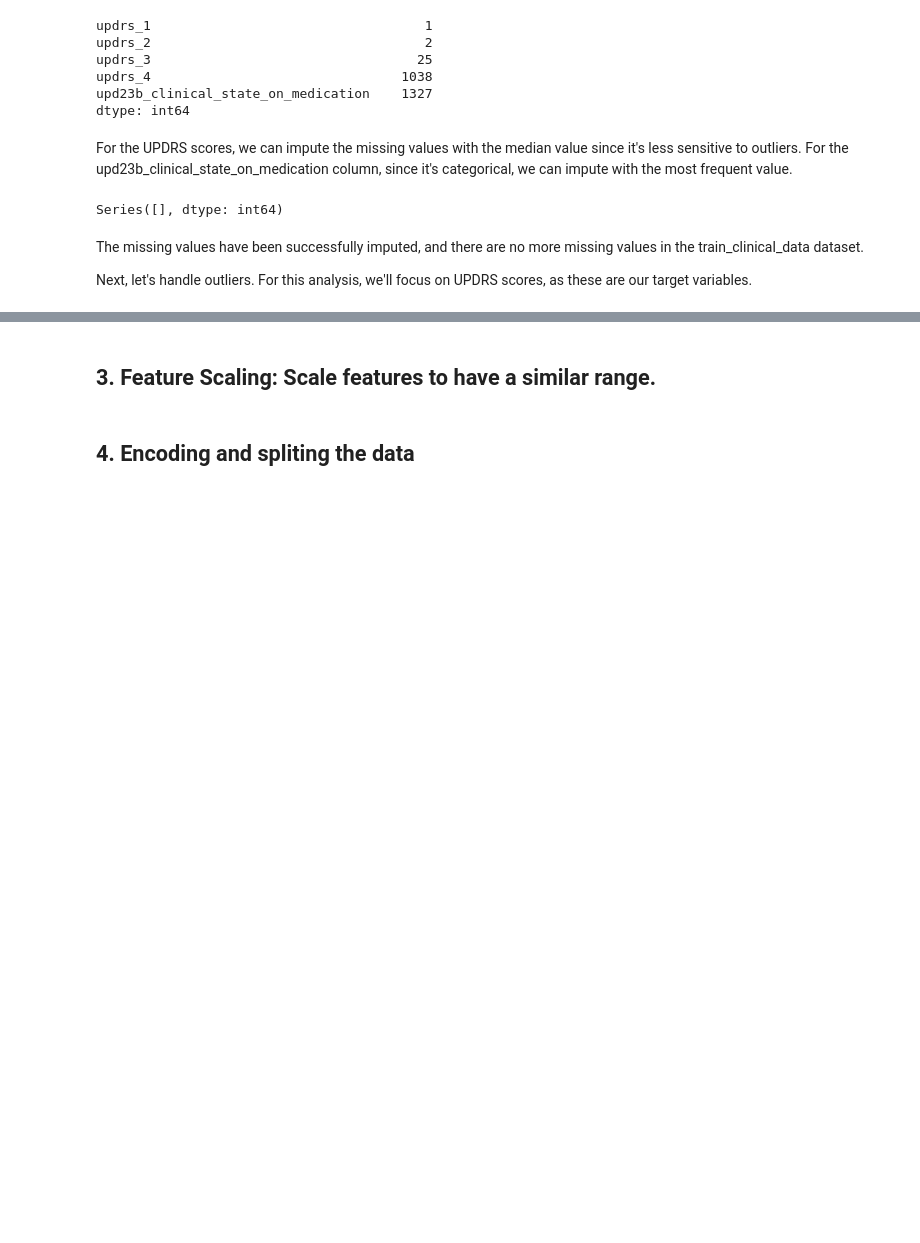
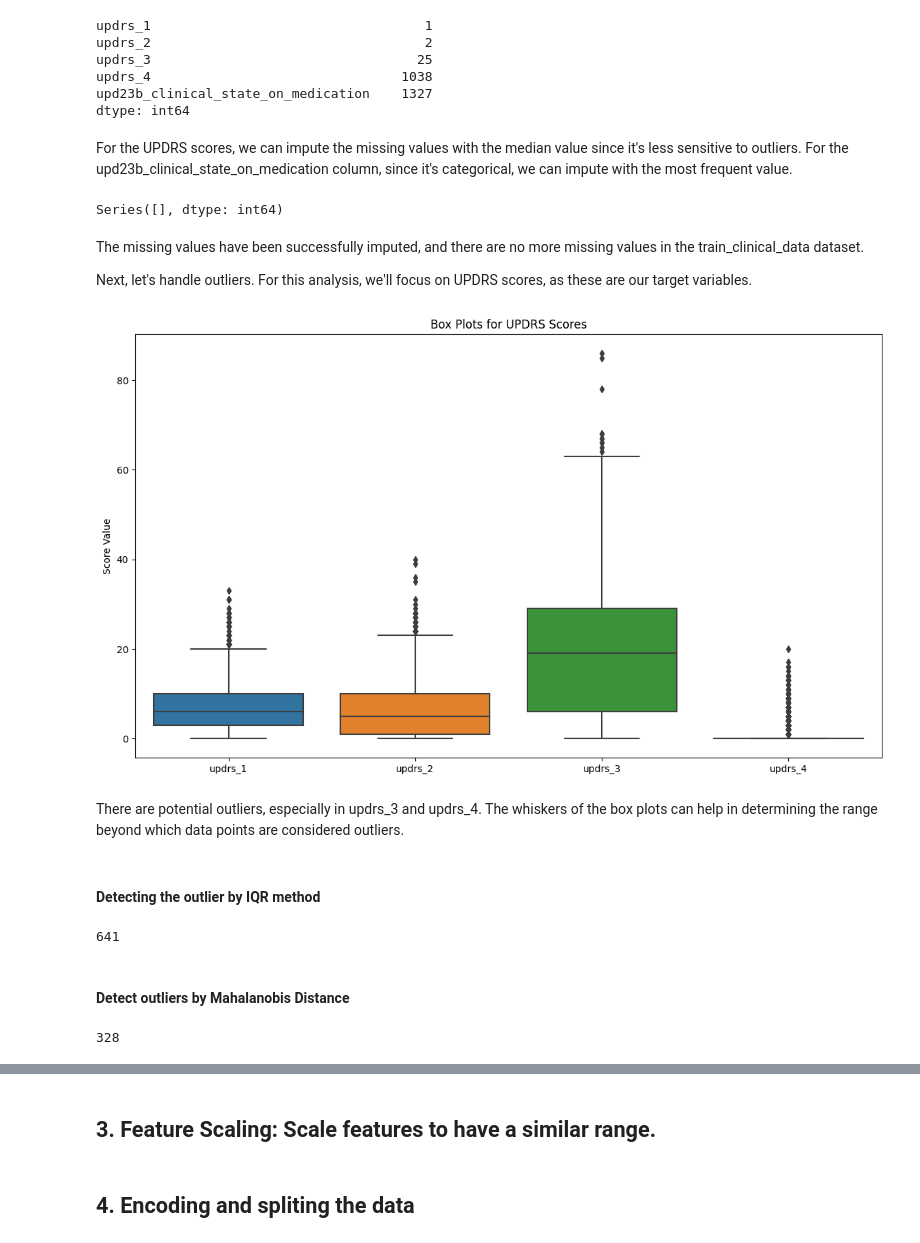
Before and after one commit to azizharouna/NeuroMetrics, a Jupyter notebook: 3_data_preprocessing.ipynb, the cells around one changed output, grey strips where cells are left out. Drawn from its saved outputs; the diff is of its cells as text; code cells hidden in the pictures; blank space fills up the shorter version.

Commit message:
d preprocessing finished outlier analysis

```diff
--- a/3_data_preprocessing.ipynb
+++ b/3_data_preprocessing.ipynb
@@ -38,3 +38,52 @@ Series([], dtype: int64)
 The missing values have been successfully imputed, and there are no more missing values in the train_clinical_data dataset.
 
 Next, let's handle outliers. For this analysis, we'll focus on UPDRS scores, as these are our target variables.
+# %%
+# Let's visualize the distribution of UPDRS scores using box plots to identify potential outliers.
+# Plot box plots for UPDRS scores to visualize outliers
+plt.figure(figsize=(14, 8))
+sns.boxplot(data=train_clinical_data[['updrs_1', 'updrs_2', 'updrs_3', 'updrs_4']])
+plt.title('Box Plots for UPDRS Scores')
+plt.ylabel('Score Value')
+plt.show()
+# %% [output]
+[figure, added]
+# %% [markdown]
+There are potential outliers, especially in updrs_3 and updrs_4.
+The whiskers of the box plots can help in determining the range beyond which data points are considered outliers.
+# %% [markdown]
+#### Detecting the outlier by IQR method
+# %%
+# Compute IQR for each UPDRS score
+Q1 = data_for_outliers.quantile(0.25)
+Q3 = data_for_outliers.quantile(0.75)
+IQR = Q3 - Q1
+
+# Identify outliers based on the IQR method
+outliers_iqr = ((data_for_outliers < (Q1 - 1.5 * IQR)) | (data_for_outliers > (Q3 + 1.5 * IQR))).any(axis=1)
+
+# Number of outliers identified by IQR method
+outliers_iqr.sum()
+# %% [output]
+641
+# %% [markdown]
+#### Detect outliers by Mahalanobis Distance
+# %%
+# Extract UPDRS scores for outlier detection
+data_for_outliers = train_clinical_data[['updrs_1', 'updrs_2', 'updrs_3', 'updrs_4']]
+
+# Compute Robust Mahalanobis Distance using Minimum Covariance Determinant (MCD) method
+mcd = MinCovDet(random_state=42).fit(data_for_outliers)
+robust_mahalanobis_distance = mcd.mahalanobis(data_for_outliers)
+
+# Choose a threshold (e.g., based on chi-squared distribution with df equal to number of features)
+from scipy.stats import chi2
+threshold_rmd = chi2.ppf((1 - 0.01), df=data_for_outliers.shape[1])  # 99% confidence
+
+# Identify outliers based on the threshold
+outliers_rmd = np.where(robust_mahalanobis_distance > threshold_rmd)
+
+# Number of outliers identified by Robust Mahalanobis Distance
+len(outliers_rmd[0])
+# %% [output]
+328
```
Also changed, not shown: parts of 4 cells of this notebook, 1 other file.
